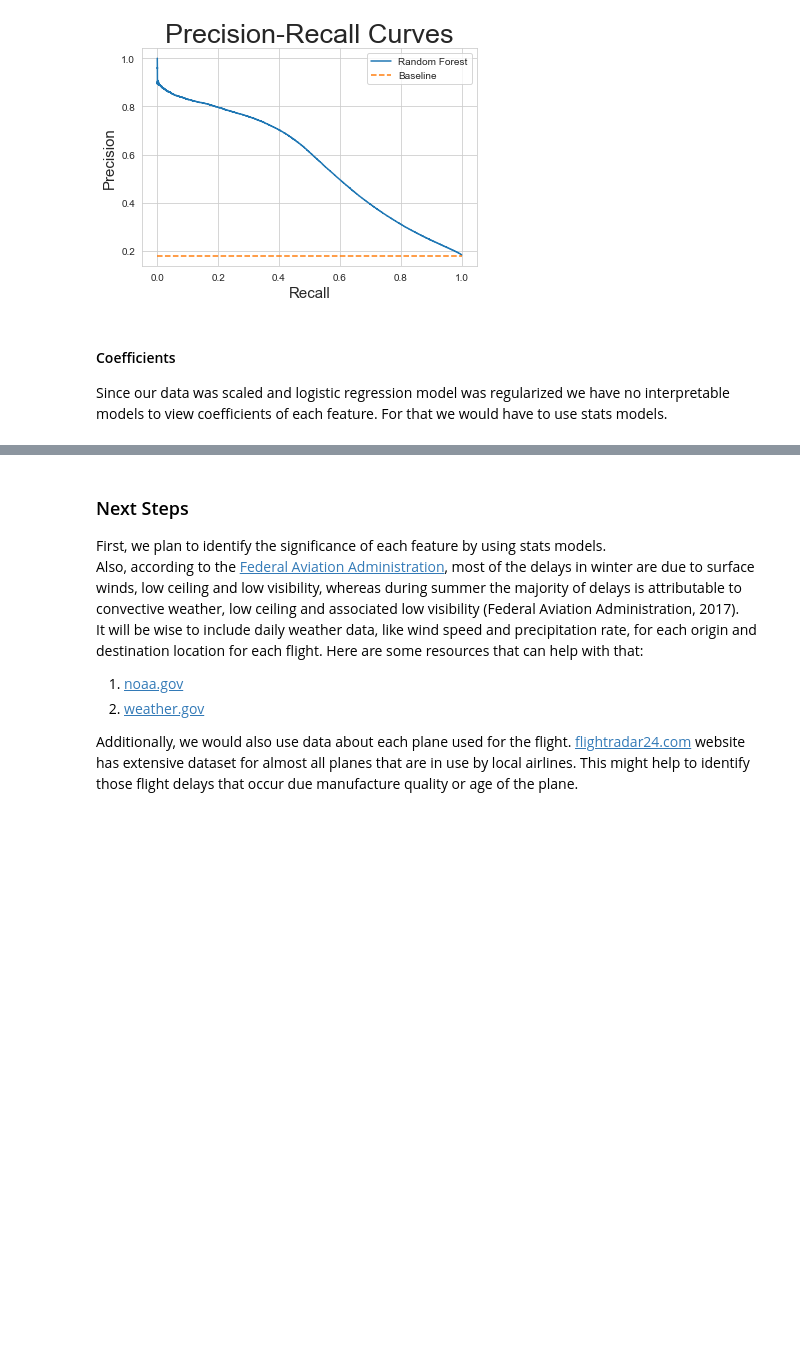
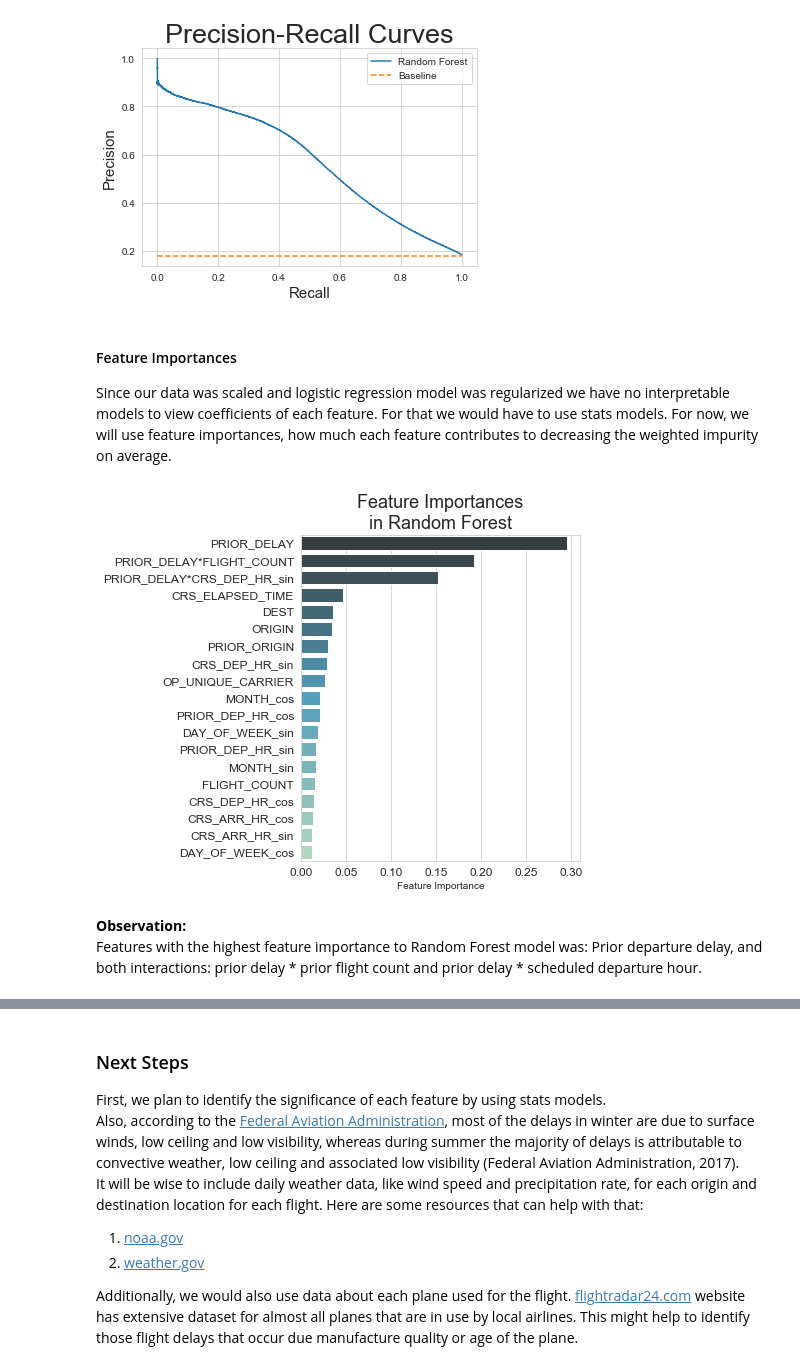
Before and after one commit to juliebelova/1-Capstone-Project--Airline-Departure-Delays-Predictions, a Jupyter notebook: code/3_modeling.ipynb, the cells around one changed output, grey strips where cells are left out. Saved outputs shown, nothing was run; the diff lists cells and outputs as text; code cells hidden in the pictures; blank space fills up the shorter version.

```diff
--- a/code/3_modeling.ipynb
+++ b/code/3_modeling.ipynb
@@ -661,8 +661,39 @@ plt.legend();
 # %% [output]
 [figure]
 # %% [markdown]
-#### Coefficients
-Since our data was scaled and logistic regression model was regularized we have no interpretable models to view coefficients of each feature. For that we would have to use stats models.
+#### Feature Importances
+Since our data was scaled and logistic regression model was regularized we have no interpretable models to view coefficients of each feature. For that we would have to use stats models. For now, we will use feature importances, how much each feature contributes to decreasing the weighted impurity on average.
+# %%
+# Source:
+# https://towardsdatascience.com/explaining-feature-importance-by-example-of-a-random-forest-d9166011959e
+best_est_df = pd.DataFrame({
+    'column':features,
+    'feature_importances':rf_best_estimator.steps[0][1].feature_importances_
+})
+# %%
+# Plotting feature importances in Random Forest model
+plt.figure(figsize=(5,6))
+sns.set_style("whitegrid")
+
+sns.barplot(data=best_est_df.sort_values(by = 'feature_importances', ascending= False),
+            x='feature_importances',
+            y='column',
+            palette="GnBu_d") ;
+
+# Setting sise of the title to 20
+plt.title ('Feature Importances\nin Random Forest',
+           size=18);
+
+# Removing the xlabel and ylabel
+plt.ylabel('');
+plt.xlabel('Feature Importance', size = 10);
+plt.yticks(size = 12);
+plt.xticks(size = 12);
+# %% [output]
+[figure, added]
+# %% [markdown]
+**Observation:**
+Features with the highest feature importance to Random Forest model was: Prior departure delay, and both interactions: prior delay * prior flight count and prior delay * scheduled departure hour.
 # %% [markdown]
 ### Conclusion and Recommendations
 After doing the initial cleanup we were able identify features that are appropriate to use in predicting flight departure delay. Then, we implemented some feature engineering:
```
Also changed, not shown: parts of 1 cell of this notebook, 2 other files.
